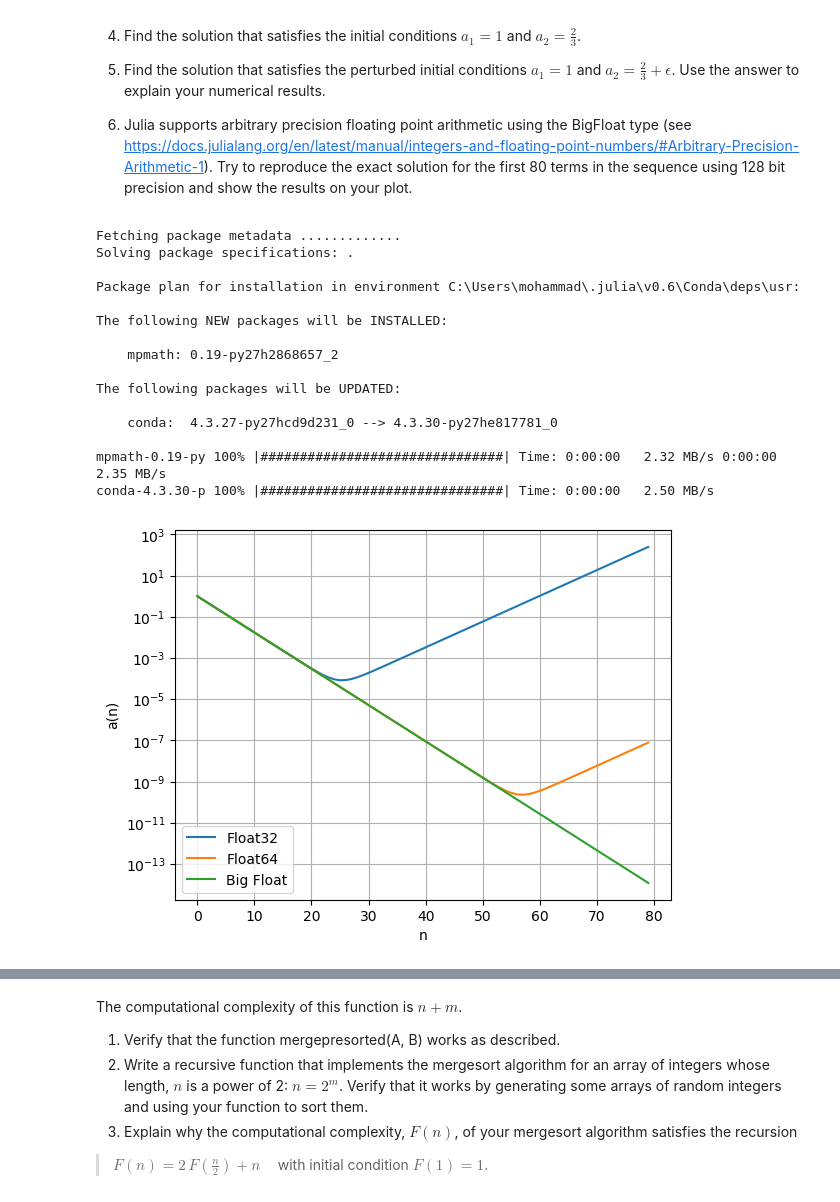
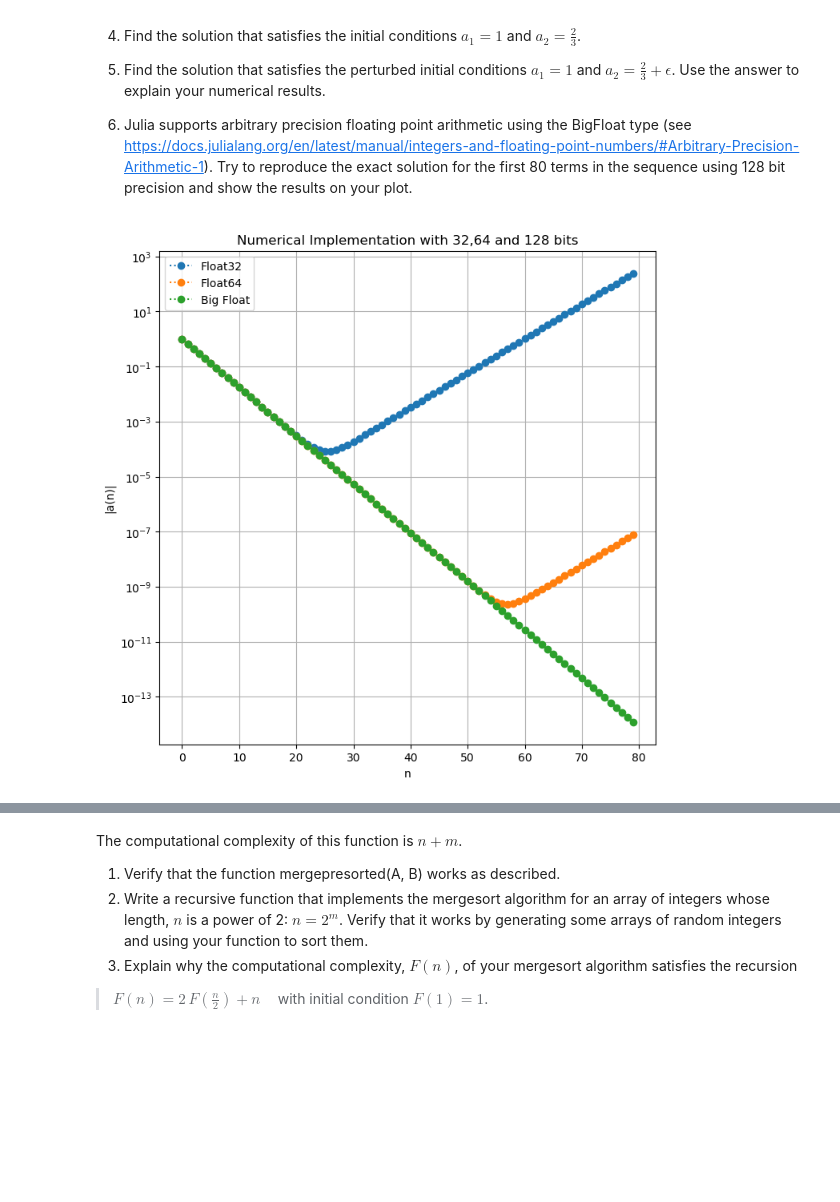
Before and after one commit to alchemist5617/Numerical-Methods, a Jupyter notebook: workbook1.ipynb, the cells around one changed output, grey strips where cells are left out. Cells and saved outputs as stored; diff of their text form; code cells hidden in the pictures; blank space fills up the shorter version.

```diff
--- a/workbook1.ipynb
+++ b/workbook1.ipynb
@@ -22,47 +22,38 @@ with the initial conditions $a_1=1$ and $a_2=\frac{2}{3}$.
 6. Julia supports arbitrary precision floating point arithmetic using the BigFloat type (see https://docs.julialang.org/en/latest/manual/integers-and-floating-point-numbers/#Arbitrary-Precision-Arithmetic-1). Try to reproduce the exact solution for the first 80 terms in the sequence using 128 bit precision and show the results on your plot.
 # %%
 using PyPlot
-# %%
-using Conda
-Conda.add("mpmath")
-# %% [output]
-Fetching package metadata .............
-Solving package specifications: .
-
-Package plan for installation in environment C:\Users\mohammad\.julia\v0.6\Conda\deps\usr:
-
-The following NEW packages will be INSTALLED:
-
-    mpmath: 0.19-py27h2868657_2
-
-The following packages will be UPDATED:
-
-    conda:  4.3.27-py27hcd9d231_0 --> 4.3.30-py27he817781_0
-
-mpmath-0.19-py 100% |###############################| Time: 0:00:00   2.32 MB/s 0:00:00   2.35 MB/s
-conda-4.3.30-p 100% |###############################| Time: 0:00:00   2.50 MB/s
 # %%
-using PyPlot
-a=zeros(Float32,80)
-a_d=zeros(80)
-a_b=zeros(BigFloat,80)
+# Part 1,2 and 6
+
+#Variables declarations and definition
+a=zeros(Float32,80)        #Float 32 bits
+a_d=zeros(80)              #Float 64 bits
+a_b=zeros(BigFloat,80)     #Float 128 bits
+
+#Initial Values
 a[1]=1
 a[2]=2/3
 a_d[1]=1
 a_d[2]=2/3
 a_b[1]=BigFloat(1)
 a_b[2]=BigFloat(2)/BigFloat(3)
+
+#Poplating arrayes based on above recursion relation
 for i=3:80
     a[i]=2*a[i-1]-(8/9)*a[i-2]
     a_d[i]=2*a_d[i-1]-(8/9)*a_d[i-2]
     a_b[i]=BigFloat(2)*a_b[i-1]-(BigFloat(8)/BigFloat(9))*a_b[i-2]
 end
-semilogy(a,label="Float32")
-semilogy(a_d,label="Float64")
-semilogy(a_b,label="Big Float")
+
+#Plots
+figure(figsize=(8,8));
+semilogy(a,"o:",label="Float32")
+semilogy(a_d,"o:",label="Float64")
+semilogy(a_b,"o:",label="Big Float")
 xlabel("n")
-ylabel("a(n)")
+ylabel("|a(n)|")
 legend()
-grid();
+grid()
+title("Numerical Implementation with 32,64 and 128 bits");
 # %% [output]
-[figure, old version]
+[figure, new version]
```
Also changed, not shown: parts of 11 cells of this notebook.
